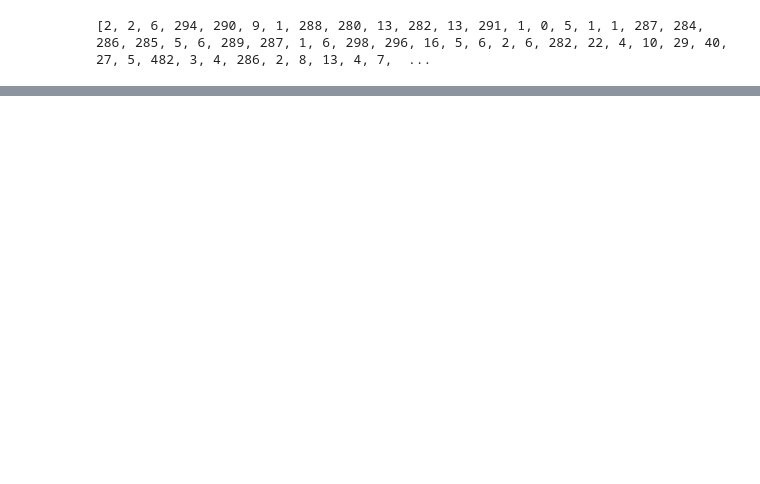
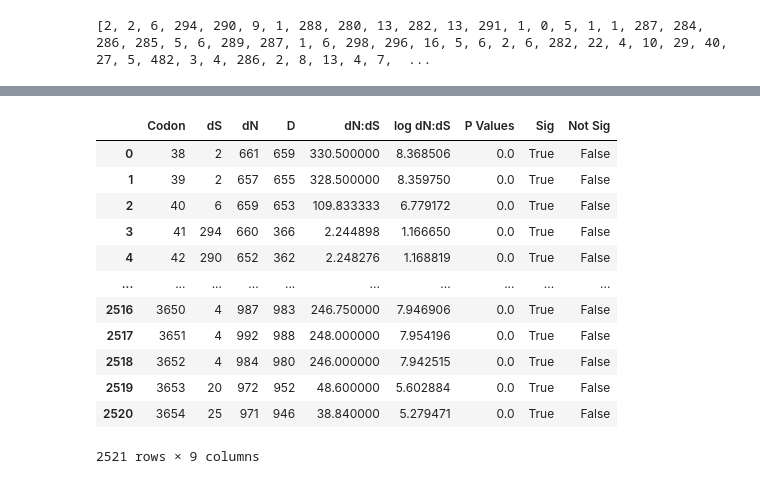
Before and after one commit to vmorri12/qbb2020-answers, a Jupyter notebook: quantbio/week4/week4-homework.ipynb, the cells around one changed output, grey strips where cells are left out. Cells and saved outputs as stored; diff of their text form; code cells hidden in the pictures; blank space fills up the shorter version.

```diff
--- a/quantbio/week4/week4-homework.ipynb
+++ b/quantbio/week4/week4-homework.ipynb
@@ -158,6 +106,7 @@ dS_list = []
 codon_list = []
 org_codon = seq_dict.get('NC_001563.2')[0] #making reference sequence of original sequence that has no gaps from first list in dictionary
 new_codon = seq_dict.get('NC_001563.2')[2] #making reference of new nucleotide sequence with gaps from third list in dictionary
+#aa_ref
 #orgcodon2 = org_codon[i:(i+3)] #codon = three nucleotides
 #newcodon2 = new_codon[i:(i+3)] #codon = three nucleotides
 codon_count = 0
@@ -187,7 +136,7 @@ for i in range(0, len(org_codon), 3): #iterate over codons in nucleotife sequenc
                 continue
             elif org_nuc[i:(i+3)] == org_codon[i:(i+3)]:
                 continue
-            elif new_nuc[i:(i+3)] == new_codon[i:(i+3)]:
+            elif (new_nuc[i:(i+3)] == new_codon[i:(i+3)]):
                 dS_count += 1
             else:
                 dN_count += 1
@@ -210,0 +200,26 @@ print(dN_list)
+# %%
+new_df = pd.DataFrame()
+new_df ['Codon'] = codon_list
+new_df ['dS'] = dS_list
+new_df ['dN'] = dN_list
+new_df ['D'] = D_list
+new_df ['dN:dS'] = (new_df['dN']) / (new_df ['dS'])
+new_df['log dN:dS']= np.log2(new_df['dN:dS'])
+new_df['P Values'] = pvalue_list2
+new_df['Sig']= new_df['P Values'] < 0.05
+new_df['Not Sig']= new_df['P Values'] > 0.05
+new_df
+# %% [output]
+|  | Codon | dS | dN | D | dN:dS | log dN:dS | P Values | Sig | Not Sig |
+| 0 | 38 | 2 | 661 | 659 | 330.500000 | 8.368506 | 0.0 | True | False |
+| 1 | 39 | 2 | 657 | 655 | 328.500000 | 8.359750 | 0.0 | True | False |
+| 2 | 40 | 6 | 659 | 653 | 109.833333 | 6.779172 | 0.0 | True | False |
+| 3 | 41 | 294 | 660 | 366 | 2.244898 | 1.166650 | 0.0 | True | False |
+| 4 | 42 | 290 | 652 | 362 | 2.248276 | 1.168819 | 0.0 | True | False |
+| ... | ... | ... | ... | ... | ... | ... | ... | ... | ... |
+| 2516 | 3650 | 4 | 987 | 983 | 246.750000 | 7.946906 | 0.0 | True | False |
+| 2517 | 3651 | 4 | 992 | 988 | 248.000000 | 7.954196 | 0.0 | True | False |
+| 2518 | 3652 | 4 | 984 | 980 | 246.000000 | 7.942515 | 0.0 | True | False |
+| 2519 | 3653 | 20 | 972 | 952 | 48.600000 | 5.602884 | 0.0 | True | False |
+| 2520 | 3654 | 25 | 971 | 946 | 38.840000 | 5.279471 | 0.0 | True | False |
+2521 rows × 9 columns
```
Also changed, not shown: parts of 14 cells of this notebook.
